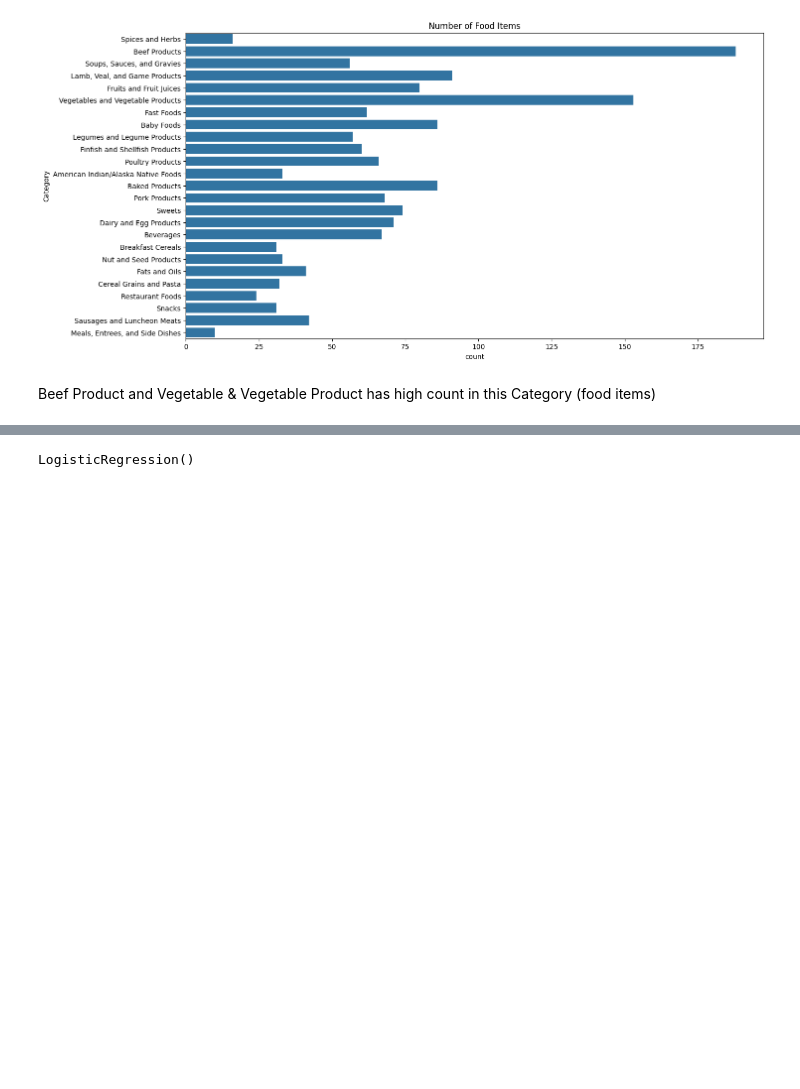
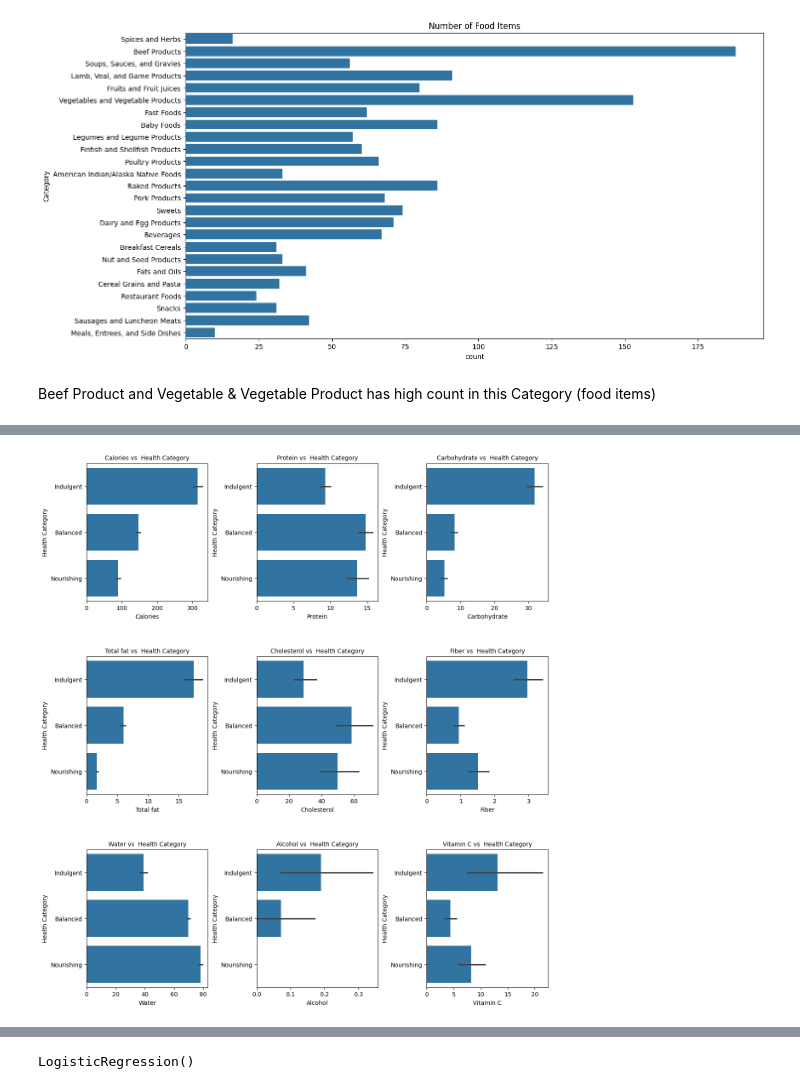
Before and after one commit to niranjankumarnk/Final_project_PredictiveModeling, a Jupyter notebook: Project work/Final project 2024.ipynb, the cells around one changed output, grey strips where cells are left out. Drawn from its saved outputs; the diff is of its cells as text; code cells hidden in the pictures; blank space fills up the shorter version.

```diff
--- a/Project work/Final project 2024.ipynb
+++ b/Project work/Final project 2024.ipynb
@@ -248,11 +170,0 @@ sns.countplot(df['Health Category'])
-# %%
-#Bivariate plots
-# Numerical
-
-fig, axes = plt.subplots(nrows=4,ncols=2, figsize=(14, 16))
-fig.subplots_adjust(hspace=0.4,wspace=0.4)
-
-axes = axes.flatten()
-for i,column in enumerate(numerical_columns):
-    sns.barplot(data=df,x=column,y='Health Category',ax=axes[i],)
-    axes[i].set_title(f' {column} vs  Health Category ',fontsize =10)
@@ -399,0 +176,13 @@ print(X_test.shape,y_test.shape)
+# %%
+#Bivariate plots
+# Numerical
+
+fig, axes = plt.subplots(nrows=3,ncols=3, figsize=(14, 16))
+fig.subplots_adjust(hspace=0.4,wspace=0.4)
+
+axes = axes.flatten()
+for i,column in enumerate(numerical_columns[1:]):
+    sns.barplot(data=cleaned_df,x=column,y='Health Category',ax=axes[i],)
+    axes[i].set_title(f' {column} vs  Health Category ',fontsize =10)
+# %% [output]
+[figure, added]
```
Also changed, not shown: parts of 75 cells of this notebook.
